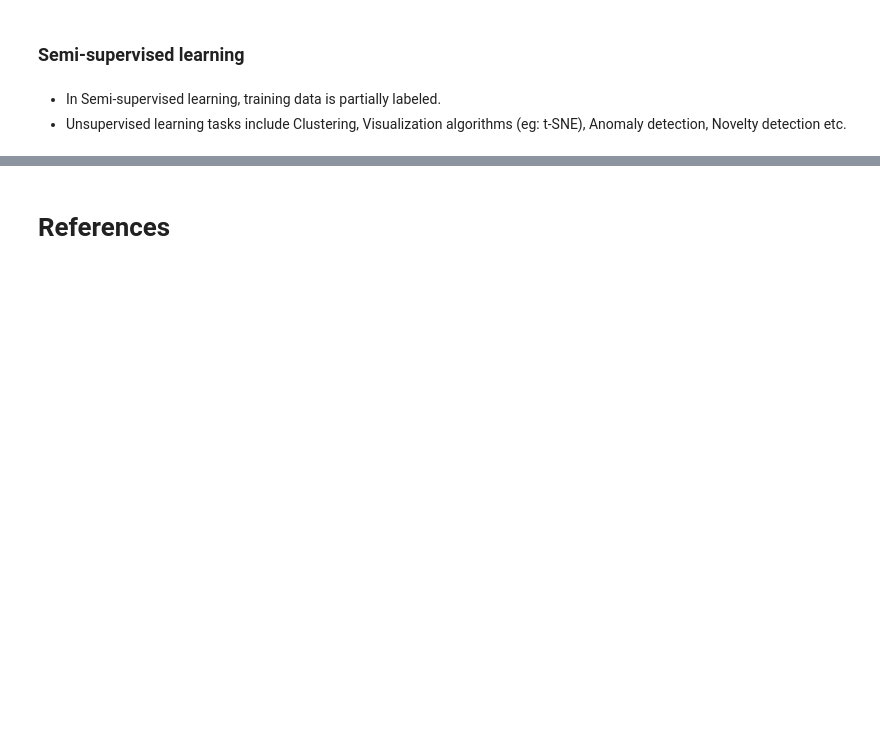
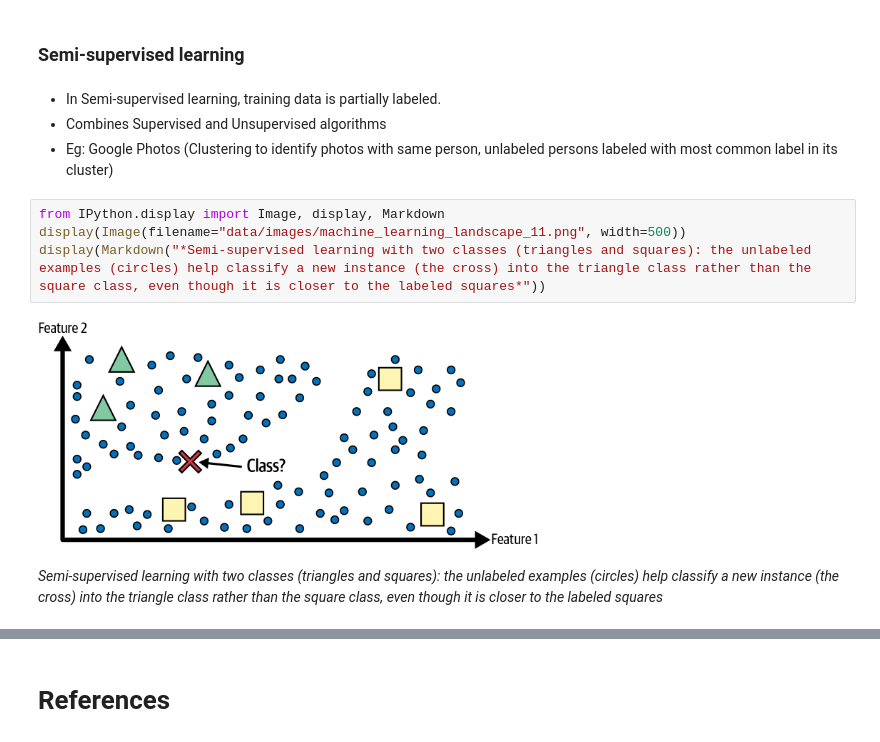
Before and after one commit to ancilcleetus/My-Learning-Journey-in-AI, a Jupyter notebook: Fundamentals-of-Machine-Learning/machine_learning_landscape.ipynb, the cells around one changed output, grey strips where cells are left out. Drawn from its saved outputs; the diff is of its cells as text; blank space fills up the shorter version.

Commit message:
Added Semi-supervised learning under machine_learning_landscape.ipynb

```diff
--- a/Fundamentals-of-Machine-Learning/machine_learning_landscape.ipynb
+++ b/Fundamentals-of-Machine-Learning/machine_learning_landscape.ipynb
@@ -141,9 +141,17 @@ display(Markdown("*Anomaly detection*"))
 *Anomaly detection*
 # %% [markdown]
 ### Semi-supervised learning
-# %% [markdown]
-* In Semi-supervised learning, training data is partially labeled.
-* Unsupervised learning tasks include Clustering, Visualization algorithms (eg: t-SNE), Anomaly detection, Novelty detection etc.
+# %% [markdown]
+* In Semi-supervised learning, training data is partially labeled.
+* Combines Supervised and Unsupervised algorithms
+* Eg: Google Photos (Clustering to identify photos with same person, unlabeled persons labeled with most common label in its cluster)
+# %%
+from IPython.display import Image, display, Markdown
+display(Image(filename="data/images/machine_learning_landscape_11.png", width=500))
+display(Markdown("*Semi-supervised learning with two classes (triangles and squares): the unlabeled examples (circles) help classify a new instance (the cross) into the triangle class rather than the square class, even though it is closer to the labeled squares*"))
+# %% [output]
+[figure, added]
+*Semi-supervised learning with two classes (triangles and squares): the unlabeled examples (circles) help classify a new instance (the cross) into the triangle class rather than the square class, even though it is closer to the labeled squares*
 # %% [markdown]
 ![rainbow](https://github.com/ancilcleetus/My-Learning-Journey/assets/25684256/839c3524-2a1d-4779-85a0-83c562e1e5e5)
 # %% [markdown]
```
Also changed, not shown: 1 other file.
